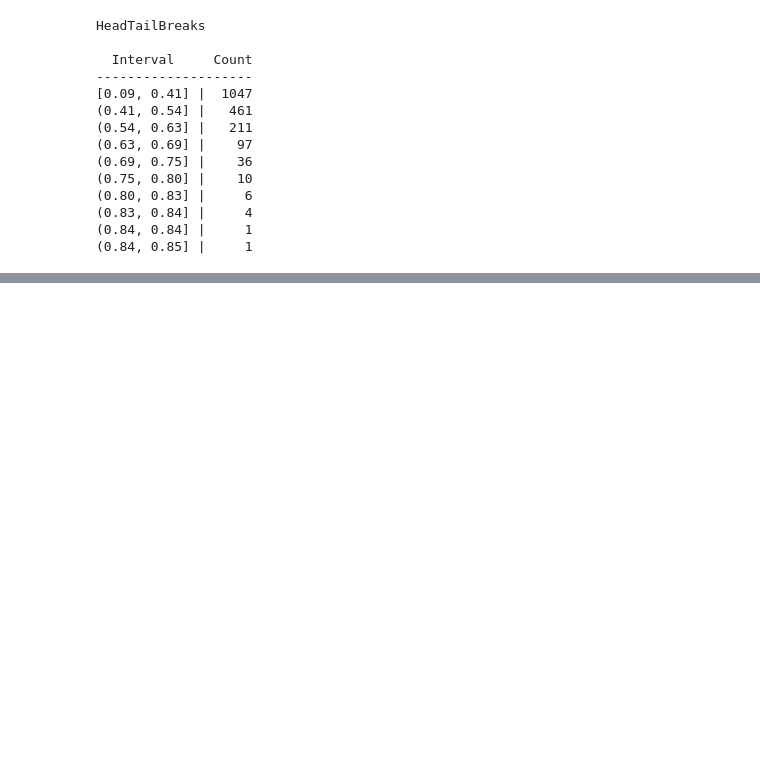
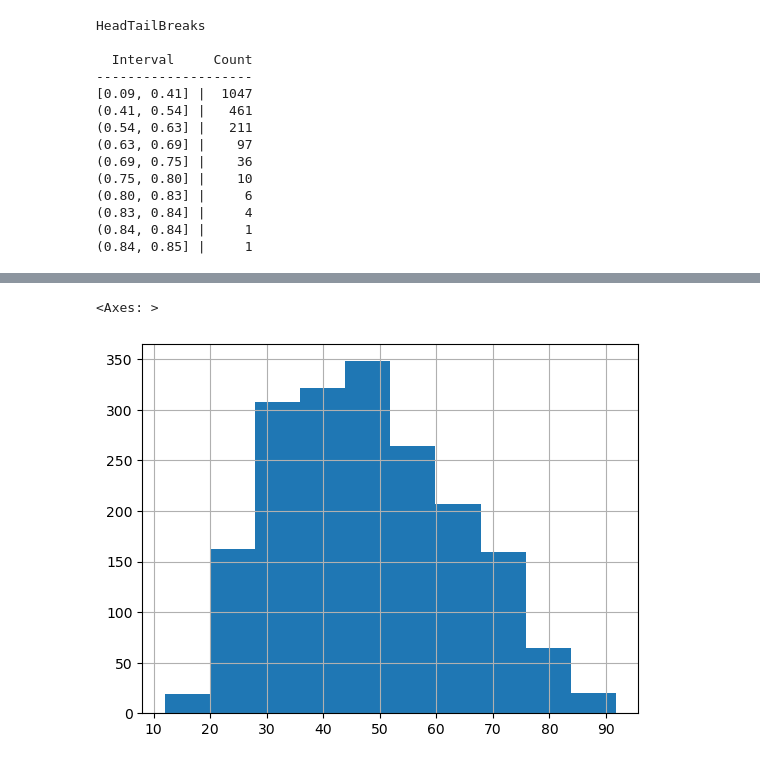
Before and after one commit to FabianRomero20/Examen2, a Jupyter notebook: FULLPRUEBAS.ipynb, the cells around one changed output, grey strips where cells are left out. Saved outputs shown, nothing was run; the diff lists cells and outputs as text; code cells hidden in the pictures; blank space fills up the shorter version.

```diff
--- a/FULLPRUEBAS.ipynb
+++ b/FULLPRUEBAS.ipynb
@@ -397,0 +398,8 @@ sea.pairplot(
+# %%
+reverse=lambda x:abs(x-x.max())+x.min()
+
+datadismap['Educ_sec_NO_comp2019_pct']=reverse(datadismap['Educ_sec_comp2019_pct'])
+datadismap['Educ_sec_NO_comp2019_pct'].hist()
+# %% [output]
+<Axes: >
+[figure, added]
```
Also changed, not shown: parts of 42 cells of this notebook, 2 other files.
